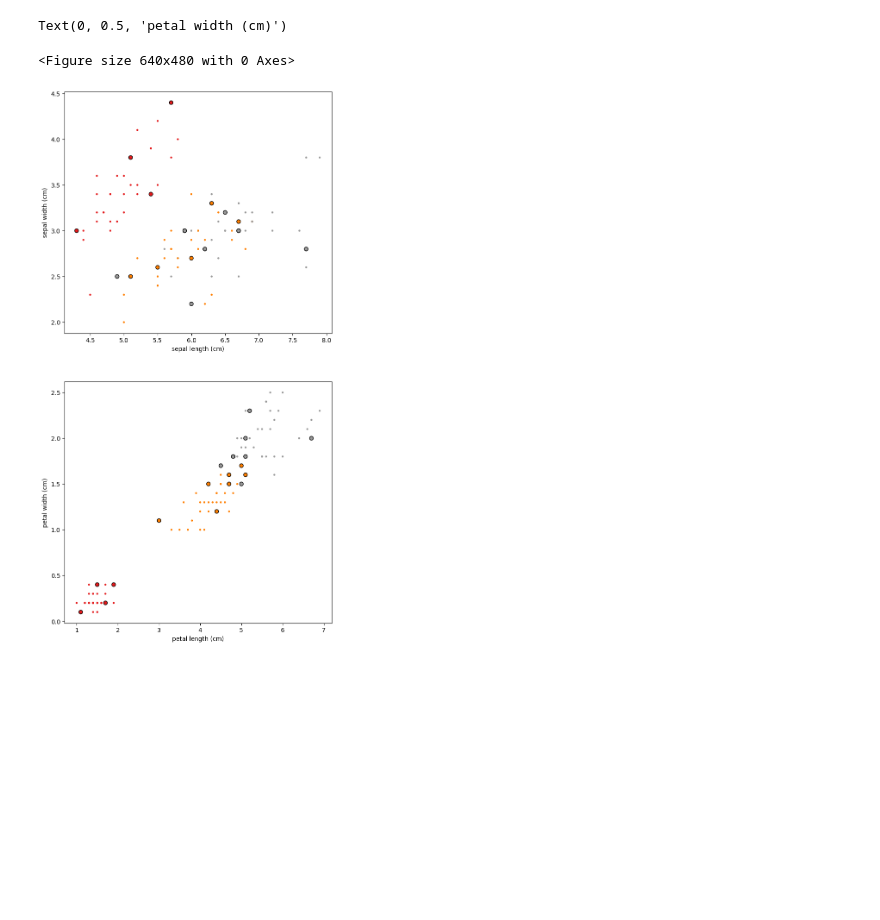
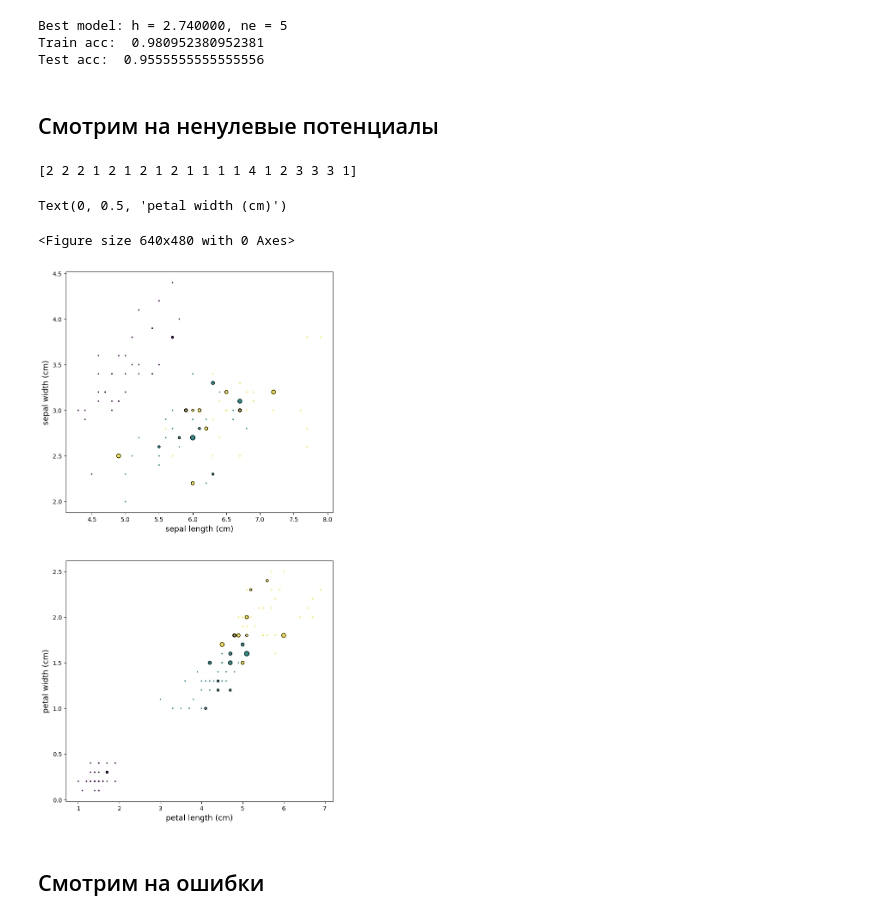
Before and after one commit to CuSynth/mlcourse, a Jupyter notebook: task 1/solution.ipynb, the cells around one changed output. Drawn from its saved outputs; the diff is of its cells as text; code cells hidden in the pictures; blank space fills up the shorter version.

```diff
--- a/task 1/solution.ipynb
+++ b/task 1/solution.ipynb
@@ -42,16 +42,0 @@ Text(0, 0.5, 'petal width (cm)')
-# %%
-X_train, X_test, y_train, y_test = train_test_split(X, y, test_size=0.3, random_state=5)
-
-windows = np.arange(0.1, 30, 0.1)
-accs = []
-pots_counts = []
-
-for window in tqdm(windows):
-    model = PotentialClassifier(window_size=window)
-    model.fit(X_train, y_train, 10)
-
-    pred = model.predict(X_test)
-    accuracy = metrics.accuracy_score(y_test, pred)
-
-    accs.append(accuracy)
-    pots_counts.append(model.pots_count)
@@ -74,7 +84,7 @@ plt.tight_layout()
 best_window = windows[np.argmax(accs)]
 
 model = PotentialClassifier(window_size=best_window)
-model.fit(X_train, y_train, 15)
+model.fit(X_train, y_train)
 pred = model.predict(X_test)
 
 print("Test acc: ", metrics.accuracy_score(y_test, pred))
@@ -87,26 +156,45 @@ Whole data acc:  0.9933333333333333
+# %%
+print("Best model: h = %f, ne = %d" % (best_window, best_epochs))
+
+model = PotentialClassifier(window_size=best_window, num_epoch=best_epochs)
+model.fit(X_train, y_train)
+pred = model.predict(X_test)
+
+print("Train acc: ", best_acc)
+print("Test acc: ", metrics.accuracy_score(y_test, pred))
+# %% [output]
+Best model: h = 2.740000, ne = 5
+Train acc:  0.980952380952381
+Test acc:  0.9555555555555556
+# %% [markdown]
+## Смотрим на ненулевые потенциалы
 # %%
 plt.clf()
 fig = plt.figure(figsize=(8, 16))
 
 indices = model.pot_ids
+print(model.pots)
 X_non_zeroed = X_train[indices]
 y_non_zeroed = y_train[indices]
 
 sep_plt = fig.add_subplot(211)
-sep_plt.scatter(X_train[:, 0], X_train[:, 1], c=y_train, s=5, edgecolor=None, cmap=plt.cm.Set1)
-sep_plt.scatter(X_non_zeroed[:, 0], X_non_zeroed[:, 1], c=y_non_zeroed, s=40, edgecolor="k", cmap=plt.cm.Set1)
-sep_plt.set_xlabel(feature_names[0])
-sep_plt.set_ylabel(feature_names[1])
+sep_plt.scatter(X_train[:, 0], X_train[:, 1], c=y_train, s=2, edgecolor=None)
+sep_plt.scatter(X_non_zeroed[:, 0], X_non_zeroed[:, 1], c=y_non_zeroed, s=15*model.pots, edgecolor="k")
+sep_plt.set_xlabel(feature_names[0], fontsize=13)
+sep_plt.set_ylabel(feature_names[1], fontsize=13)
 
 pet_plt = fig.add_subplot(212)
-pet_plt.scatter(X_train[:, 2], X_train[:, 3], c=y_train, s=5, edgecolor=None, cmap=plt.cm.Set1)
-pet_plt.scatter(X_non_zeroed[:, 2], X_non_zeroed[:, 3], c=y_non_zeroed, s=40, edgecolor="k", cmap=plt.cm.Set1)
-pet_plt.set_xlabel(feature_names[2])
-pet_plt.set_ylabel(feature_names[3])
+pet_plt.scatter(X_train[:, 2], X_train[:, 3], c=y_train, s=2, edgecolor=None)
+pet_plt.scatter(X_non_zeroed[:, 2], X_non_zeroed[:, 3], c=y_non_zeroed, s=15*model.pots, edgecolor="k")
+pet_plt.set_xlabel(feature_names[2], fontsize=13)
+pet_plt.set_ylabel(feature_names[3], fontsize=13)
 # %% [output]
-Text(0, 0.5, 'petal width (cm)')
+[2 2 2 1 2 1 2 1 2 1 1 1 1 4 1 2 3 3 3 1]
-<Figure size 640x480 with 0 Axes>
+Text(0, 0.5, 'petal width (cm)')
+<Figure size 640x480 with 0 Axes>
-[figure, old version]
+[figure, new version]
+# %% [markdown]
+## Смотрим на ошибки
 # %%
 plt.clf()
 fig = plt.figure(figsize=(8, 16))
```
Also changed, not shown: parts of 16 cells of this notebook, 1 other file.
